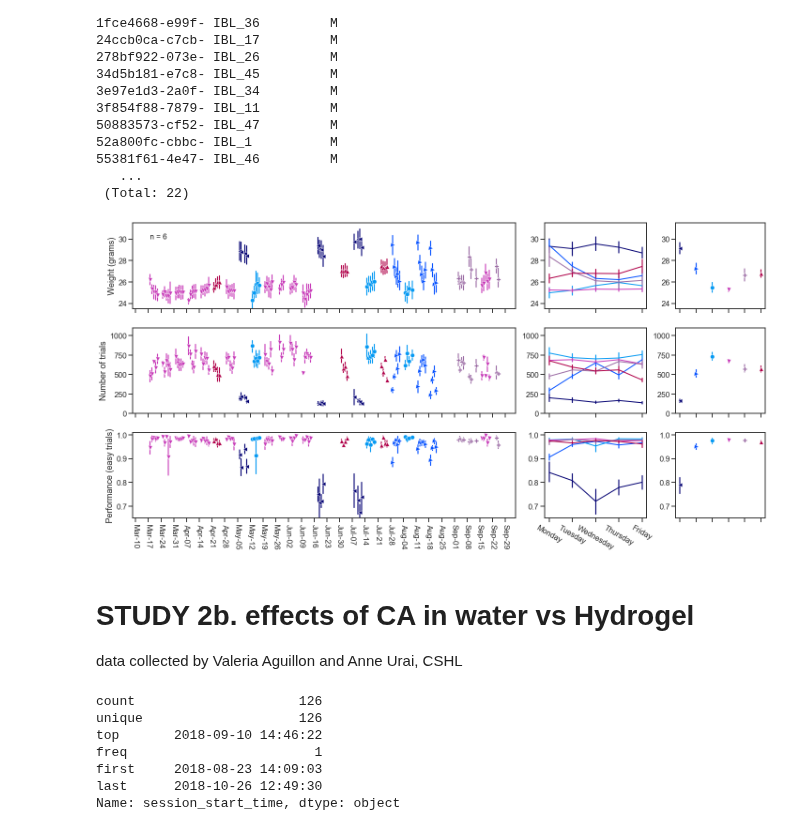
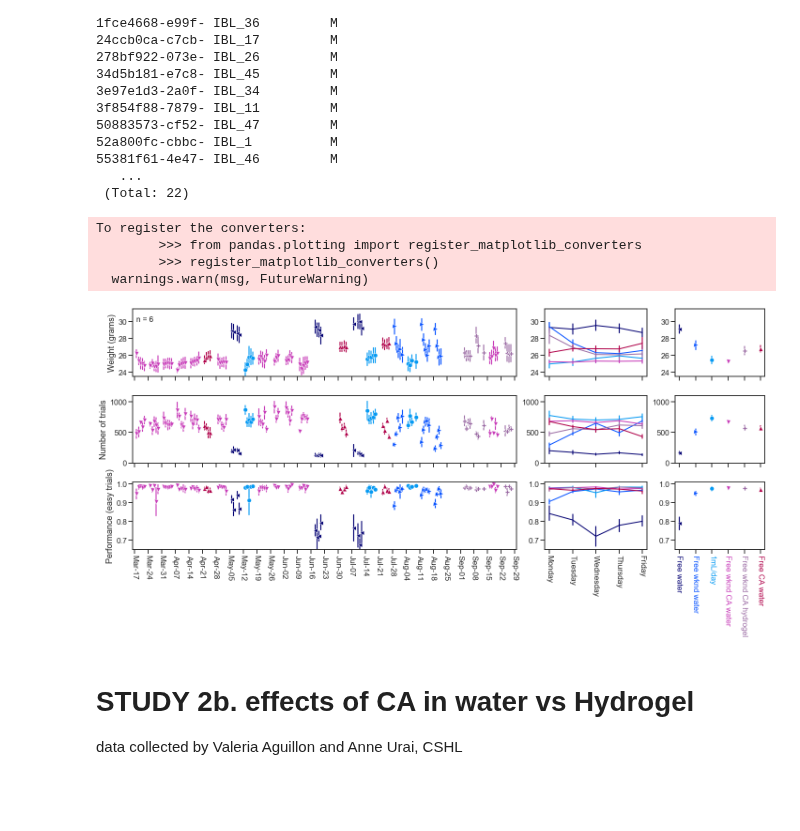
Before and after one commit to int-brain-lab/analysis, a Jupyter notebook: citricacid/citricacid_sfn_2019.ipynb, the cells around one changed output. Saved outputs shown, nothing was run; the diff lists cells and outputs as text; code cells hidden in the pictures; blank space fills up the shorter version.

```diff
--- a/citricacid/citricacid_sfn_2019.ipynb
+++ b/citricacid/citricacid_sfn_2019.ipynb
@@ -107,7 +108,7 @@ See the caveats in the documentation: http://pandas.pydata.org/pandas-docs/stabl
 palette = sns.xkcd_palette(['deep blue', 'azure', 'cornflower', 'raspberry'])
 hue_order = ['Free water', 'Fixed amount', 'Weight-based amount', 'Citric Acid']
 
-f, ax = plt.subplots(ncols=3, nrows=1, gridspec_kw=dict(width_ratios=[2.2, 0.75, 1]), figsize=(11, 5.5))
+f, ax = plt.subplots(ncols=3, nrows=1, gridspec_kw=dict(width_ratios=[2.2, 0.75, 1]), figsize=(11, 6))
 
 sns.lineplot(x="session_date", y="avg_weight", err_style='bars',
              ci=68, hue="condition", data=normalized_df, ax=ax[0], legend=False,
@@ -158,7 +159,7 @@ sns.swarmplot(x="condition", y="total_water", order=['Free water', 'Citric Acid'
 sns.boxplot(x="condition", y="total_water", order=[ 'Free water', 'Citric Acid'], data=df,
             fliersize=0, boxprops={'facecolor':'None'}, width=.3, ax=ax[1])
 ax[1].set(ylabel='Water drank in home cage (mL/day)', xlabel='')
-ax[1].set_xticklabels(['', ''])
+ax[1].set_xticklabels(['Free water', 'Free CA water'])
 
 
 ########### WATER ###########
@@ -183,7 +184,18 @@ sns.swarmplot(x="condition", y="water_amount", order=hue_order,
 sns.boxplot(x="condition", y="water_amount", order=hue_order,
             data=water, fliersize=0, boxprops={'facecolor':'None'}, width=.3, ax=ax[2])
 ax[2].set(ylabel='Water drank in 5 minutes (mL)', xlabel='')
-ax[2].set_xticklabels(['', ''])
+ax[2].set_xticklabels(['Free water', '600 $\mu$L/day', '40 $\mu$L/g/day', 'Free CA water'])
+
+# layout with rotated ticks
+for ticklabel, tickcolor in zip(ax[1].get_xticklabels(), [palette[0], palette[3]]):
+    ticklabel.set_color(tickcolor)
+    ticklabel.set_rotation(-90)
+    ticklabel.set(ha='center')
+
+for ticklabel, tickcolor in zip(ax[2].get_xticklabels(), palette):
+    ticklabel.set_color(tickcolor)
+    ticklabel.set_rotation(-90)
+    ticklabel.set(ha='center')
 
 f.tight_layout()
 f.savefig(os.path.join(figpath, "citricacid_study1.pdf"))
@@ -255,6 +267,8 @@ condition_order = ["WW", "W", "O", "C", "H", "CC"]
 palette = sns.xkcd_palette(['deep blue', 'electric blue', 'azure', 'purpley pink', 'dark lilac', 'raspberry'])
 df.describe()
 marker_mapping = {'WW':'<', 'W':'>', 'O':'o', 'C':'v', 'H':'P', 'CC':'^'}
+condition_names = ['Free water', 'Free wknd water', '1mL/day', 'Free wknd CA water',
+                   'Free wknd CA hydrogel', 'Free CA water']
 # %% [output]
 *subject_uuid  subject_nickna sex
 +------------+ +------------+ +-----+
@@ -281,6 +295,7 @@ def fix_date_axis(ax):
     ax.xaxis.set_major_formatter(mdates.DateFormatter('%b-%d'))
     for item in ax.get_xticklabels():
         item.set_rotation(-90)
+        item.set(ha='center')
 # %%
 ## NOW PLOT WITH SEABORN
 
@@ -289,19 +304,20 @@ f, ax = plt.subplots(ncols=3, nrows=3,
 ylims_weight = [23.5, 31.5]
 ylims_ntrials = [0, 1100]
 ylims_performance = [0.65, 1.01]
+xlims = [df.session_date.min()-timedelta(days=2), df.session_date.max()+timedelta(days=3)]
 
 sns.lineplot(x="session_date", y="avg_weight", err_style='bars', ci=68, hue="condition", style='condition', markers=marker_mapping,
              linewidth=0, data=df, ax=ax[0,0], legend=False, hue_order=condition_order, palette=palette)
-ax[0,0].set(ylabel="Weight (grams)", ylim=ylims_weight, xlabel="")
+ax[0,0].set(ylabel="Weight (grams)", ylim=ylims_weight, xlabel="", xlim=xlims)
 ax[0,0].tick_params(labelbottom=False)
 ax[0,0].text(df.session_date.min(), 30, 'n = 6', {'color':'k', 'fontsize':16})
 sns.lineplot(x="session_date", y="n_trials", err_style='bars', ci=68, hue="condition", style='condition', markers=marker_mapping,
              linewidth=0, data=df, ax=ax[1,0], legend=False, hue_order=condition_order, palette=palette)
-ax[1,0].set(ylabel="Number of trials", xlabel="", ylim=ylims_ntrials)
+ax[1,0].set(ylabel="Number of trials", xlabel="", ylim=ylims_ntrials, xlim=xlims)
 ax[1,0].tick_params(labelbottom=False)
 sns.lineplot(x="session_date", y="performance_easy", err_style='bars', ci=68, hue="condition",style='condition', markers=marker_mapping,
              linewidth=0, data=df, ax=ax[2,0], legend=False, hue_order=condition_order, palette=palette)
-ax[2,0].set(ylabel="Performance (easy trials)", xlabel="", ylim=ylims_performance)
+ax[2,0].set(ylabel="Performance (easy trials)", xlabel="", ylim=ylims_performance, xlim=xlims)
 
 # set grid to show Mondays
 fix_date_axis(ax[0,0])
@@ -322,71 +338,46 @@ sns.lineplot(x="weekday", y="performance_easy", err_style='bars', ci=68, hue="co
 ax[2,1].set(ylabel="", xticks=[0,1,2,3,4],
           xticklabels=['Monday', 'Tuesday', 'Wednesday', 'Thursday', 'Friday'], xlabel="", ylim=ylims_performance)
 
 for item in ax[2,1].get_xticklabels():
-    item.set_rotation(-30)
+    item.set_rotation(-90)
+    item.set(ha='center')
 
 ## Third columns
-
 sns.lineplot(x="condition", y="avg_weight", err_style='bars', style='condition', markers=marker_mapping,
              ci=95, linewidth=2, hue_order=condition_order, palette=palette, hue="condition", data=df, ax=ax[0,2])
 #sns.boxplot(x="condition", y="avg_weight", order=condition_order,data=df, fliersize=0, ax=ax[0,2], boxprops={'facecolor':'None'}, width=.3)
 ax[0,2].set(ylabel="", xlabel="", ylim=ylims_weight)
 ax[0,2].get_legend().remove()
 ax[0,2].tick_params(labelbottom=False)
 
 sns.lineplot(x="condition", y="n_trials", err_style='bars', style='condition', markers=marker_mapping,
              ci=95, linewidth=2, hue_order=condition_order, palette=palette, hue="condition", data=df, ax=ax[1,2])
 #sns.boxplot(x="condition", y="n_trials", order=condition_order, data=df, fliersize=0, ax=ax[1,2], boxprops={'facecolor':'None'}, width=.3)
 ax[1,2].set(ylabel="", xlabel="", ylim=ylims_ntrials)
 ax[1,2].get_legend().remove()
 ax[1,2].tick_params(labelbottom=False)
 sns.lineplot(x="condition", y="performance_easy", err_style='bars', style='condition', markers=marker_mapping,
              ci=95, linewidth=2, hue_order=condition_order, palette=palette, hue="condition", data=df, ax=ax[2,2])
 #sns.lineplot(x="condition", y="performance_easy", order=condition_order, data=df, fliersize=0, ax=ax[2,2], boxprops={'facecolor':'None'}, width=.3)
 ax[2,2].set(ylabel="", xlabel="", ylim=ylims_performance)
 ax[2,2].get_legend().remove()
-ax[2,2].tick_params(labelbottom=False)
+ax[2,2].set_xticklabels(condition_names)
+
+for ticklabel, tickcolor in zip(ax[2,2].get_xticklabels(), palette):
+    ticklabel.set_color(tickcolor)
+    ticklabel.set_rotation(-90)
+    ticklabel.set(ha='center')
 
 # SAVE
 f.tight_layout()
 f.savefig(os.path.join(figpath, "citricacid_study2.pdf"))
 f.savefig(os.path.join(figpath, "citricacid_study2.png"), dpi=300)
 # %% [output]
+To register the converters:
+        >>> from pandas.plotting import register_matplotlib_converters
+        >>> register_matplotlib_converters()
+  warnings.warn(msg, FutureWarning)
-[figure, old version]
+[figure, new version]
 # %% [markdown]
 # STUDY 2b. effects of CA in water vs Hydrogel
 data collected by Valeria Aguillon and Anne Urai, CSHL
-# %%
-# FIND THE DATA WE NEED
-# get session with date
-
-subj = subject.Subject() & 'subject_nickname IN ("IBL_2", "IBL_3", "IBL_4")'
-session_with_date = (acquisition.Session.proj(session_date='DATE(session_start_time)')
-       & 'session_date BETWEEN "2018-07-30" AND "2018-08-20"')
-
-b = subj * session_with_date
-# df = pd.DataFrame(b.fetch(as_dict=True, order_by='session_start_time'))
-# df.head(n=10)
-b = subj * acquisition.Session()
-df = b.fetch(format='frame').reset_index()
-df.session_start_time.describe()
-
-
-# NOW DO THE SAME FOR WATER
-water_with_date = action.WaterAdministration.proj('watertype_name', 'water_administered', 'adlib',
-                                                  session_date='DATE(administration_time)')
-water_date = (dj.U('subject_uuid', 'session_date') & water_with_date)
-# total_water_date = water_date.aggr(water_with_date, total_water='SUM(water_administered)',
-#                                    watertype="CONCAT_WS('; ', watertype_name)")
-total_water_date = water_date.aggr(water_with_date, total_water='SUM(water_administered)',
-                                   watertype="GROUP_CONCAT(DISTINCT watertype_name SEPARATOR '; ')",
-                                   adlib='MAX(adlib)')
-subj *
-# %% [output]
-count                     126
-unique                    126
-top       2018-09-10 14:46:22
-freq                        1
-first     2018-08-23 14:09:03
-last      2018-10-26 12:49:30
-Name: session_start_time, dtype: object
```
Also changed, not shown: parts of 5 cells of this notebook.
